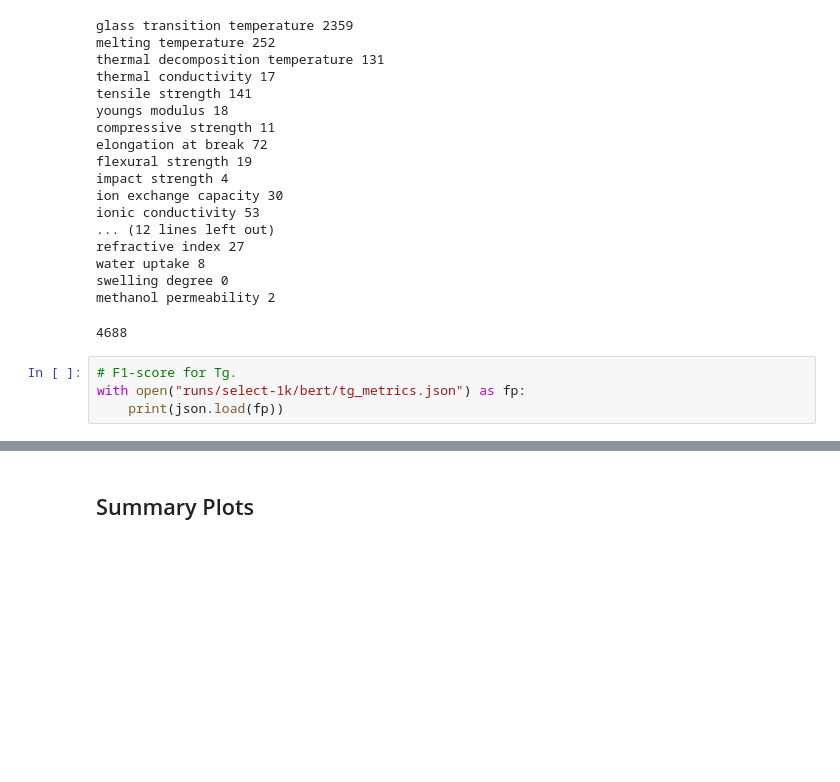
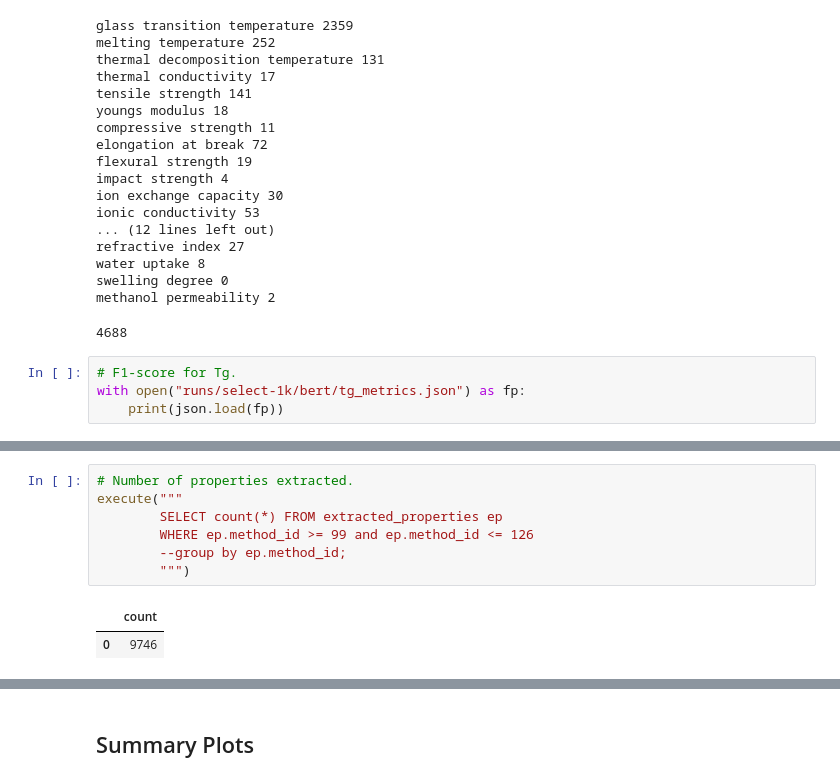
Before and after one commit to Ramprasad-Group/PromptDataExtraction, a Jupyter notebook: notebooks/Analyze-Select-1k.ipynb, the cells around one changed output, grey strips where cells are left out. Saved outputs shown, nothing was run; the diff lists cells and outputs as text; blank space fills up the shorter version.

```diff
--- a/notebooks/Analyze-Select-1k.ipynb
+++ b/notebooks/Analyze-Select-1k.ipynb
@@ -705,0 +741,10 @@ with open("runs/select-1k/bert/tg_metrics.json") as fp:
+# %%
+# Number of properties extracted.
+execute("""
+        SELECT count(*) FROM extracted_properties ep
+        WHERE ep.method_id >= 99 and ep.method_id <= 126
+        --group by ep.method_id;
+        """)
+# %% [output]
+|  | count |
+| 0 | 9746 |
```
Also changed, not shown: parts of 10 cells of this notebook, 1 other file.
